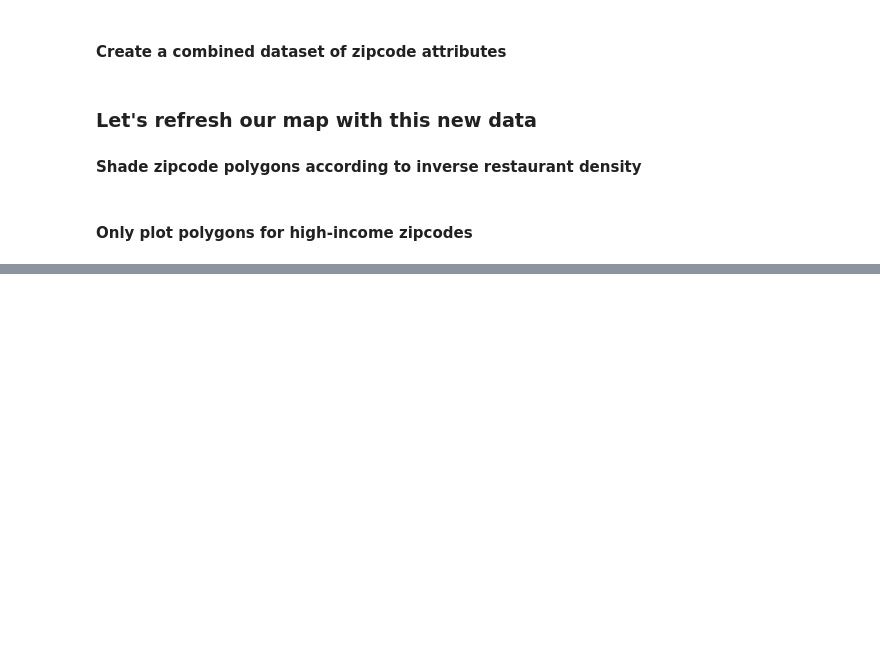
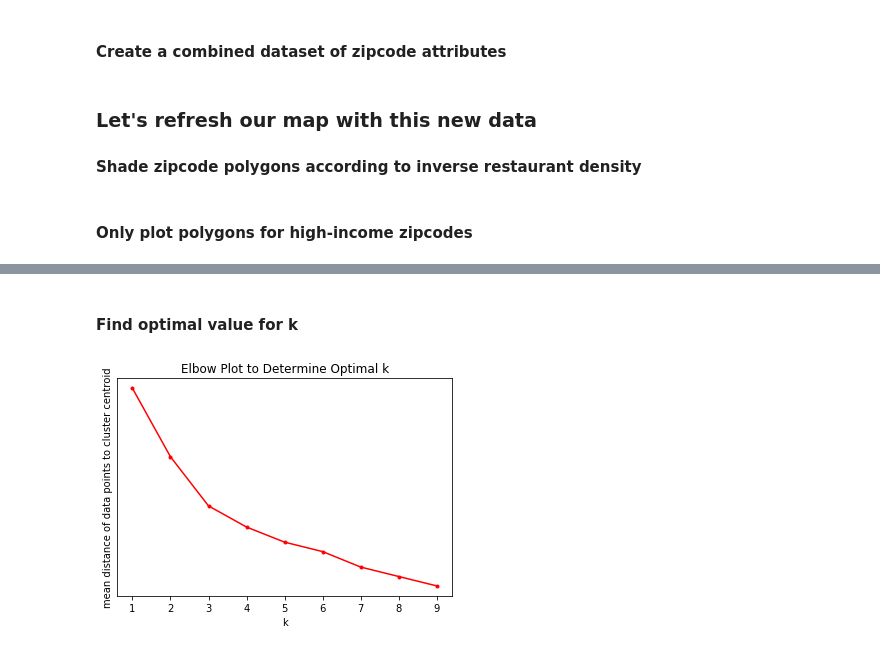
Before and after one commit to davidschneider04/Coursera_Capstone, a Jupyter notebook: CapstoneProjectTheBattleOfNeighborhoods.ipynb, the cells around one changed output, grey strips where cells are left out. Cells and saved outputs as stored; diff of their text form; code cells hidden in the pictures; blank space fills up the shorter version.

```diff
--- a/CapstoneProjectTheBattleOfNeighborhoods.ipynb
+++ b/CapstoneProjectTheBattleOfNeighborhoods.ipynb
@@ -72,7 +81,8 @@ denver_zips = all_zips[all_zips['City']=='Denver']
 # %% [markdown]
 #### Append lat/long to zipcodes
 # %%
-ll_data = [[zipcode, zipsearch.by_zipcode(zipcode).lat, zipsearch.by_zipcode(zipcode).lng] for zipcode in denver_zips.index]
+ll_data = [[zipcode, zipsearch.by_zipcode(zipcode).lat,
+            zipsearch.by_zipcode(zipcode).lng] for zipcode in denver_zips.index]
 ll_df = pd.DataFrame(data=ll_data, columns=['Postalcode','Latitude','Longitude']).dropna().set_index('Postalcode')
 denver_zips = denver_zips.merge(ll_df,left_index=True,right_index=True)
 # %% [markdown]
@@ -83,7 +93,8 @@ population = pd.read_csv("https://s3.amazonaws.com/SplitwiseBlogJB/2010+Census+P
 population = population.rename(mapper={population.columns[0]:'Postalcode',
                                        population.columns[1]:'Population'}, axis=1)
 population = population.set_index('Postalcode')
-population_denver = population.merge(denver_zips, left_index=True, right_index=True).drop(denver_zips.columns, axis=1)
+population_denver = population.merge(denver_zips,
+                                     left_index=True, right_index=True).drop(denver_zips.columns, axis=1)
 # %% [markdown]
 #### Get income data
 # %%
@@ -120,11 +131,12 @@ lightrail = pd.DataFrame(lightrail.groupby(by=['Postalcode']).count()['NumLightr
 #for a given list of zipcodes
 def get_nearby_venues(zipcodes, latitudes, longitudes):
     radius, limit = 500, 100
-    global client_id, client_secret
+    global client_id, client_sec
     venues_list=[]
     for name, lat, lng in zip(zipcodes, latitudes, longitudes):
         # create the API request URL
-        url = f'https://api.foursquare.com/v2/venues/explore?&client_id={client_id}&client_secret={client_secret}&v={VERSION}&ll={lat},{lng}&radius={radius}&limit={limit}'
+        base = 'https://api.foursquare.com/v2/venues/explore?&client_id='
+        url = base+f'{client_id}&client_secret={client_sec}&v={VERSION}&ll={lat},{lng}&radius={radius}&limit={limit}'
         # make the GET request
         results = requests.get(url).json()["response"]['groups'][0]['items']
         # return only relevant information for each nearby venue
@@ -324,0 +341,17 @@ Conclusion goes here.
+# %%
+#create a dataset more appropriate for modeling
+denver_data_model = denver_data
+#not appropriate features
+denver_data_model = denver_data_model.drop(['City','Latitude','Longitude','restaurant_density_color'], axis=1)
+#reformat income data
+##as ordinal
+mapper = {'$1 \\ through\\  $25,000':1, '$25,000 \\ through\\  $50,000':2, '$100,000 \\ through\\  $200,000':3}
+denver_data_model['MedianIncomeBracket'] = denver_data_model['MedianIncomeBracket'].replace(mapper)
+##scaled
+mms = sklearn.preprocessing.MinMaxScaler()
+mi = pd.DataFrame(denver_data_model['MedianIncomeBracket'])
+mi['ScaledMedianIncomeBracket'] = mms.fit_transform(mi)
+mi = mi.drop(['MedianIncomeBracket'], axis=1)
+##combine
+denver_data_model = denver_data_model.merge(mi, left_index=True, right_index=True)
+denver_data_model = denver_data_model.drop(['MedianIncomeBracket'],axis=1)
@@ -324,0 +372,20 @@ Conclusion goes here.
+# %% [markdown]
+#### Find optimal value for k
+# %%
+distortions = []
+krange = range(1,10)
+for k in krange:
+    kmeanModel = KMeans(n_clusters=k).fit(denver_data_model)
+    kmeanModel.fit(denver_data_model)
+    distortions.append(sum(np.min(cdist(denver_data_model, kmeanModel.cluster_centers_, 'euclidean'),
+                                  axis=1)) / denver_data_model.shape[0])
+
+#elbow plot
+plt.plot(krange, distortions, 'r.-')
+plt.xlabel('k')
+plt.ylabel('mean distance of data points to cluster centroid')
+plt.title('Elbow Plot to Determine Optimal k')
+plt.yticks([])
+plt.show()
+# %% [output]
+[figure, added]
```
Also changed, not shown: parts of 61 cells of this notebook.
